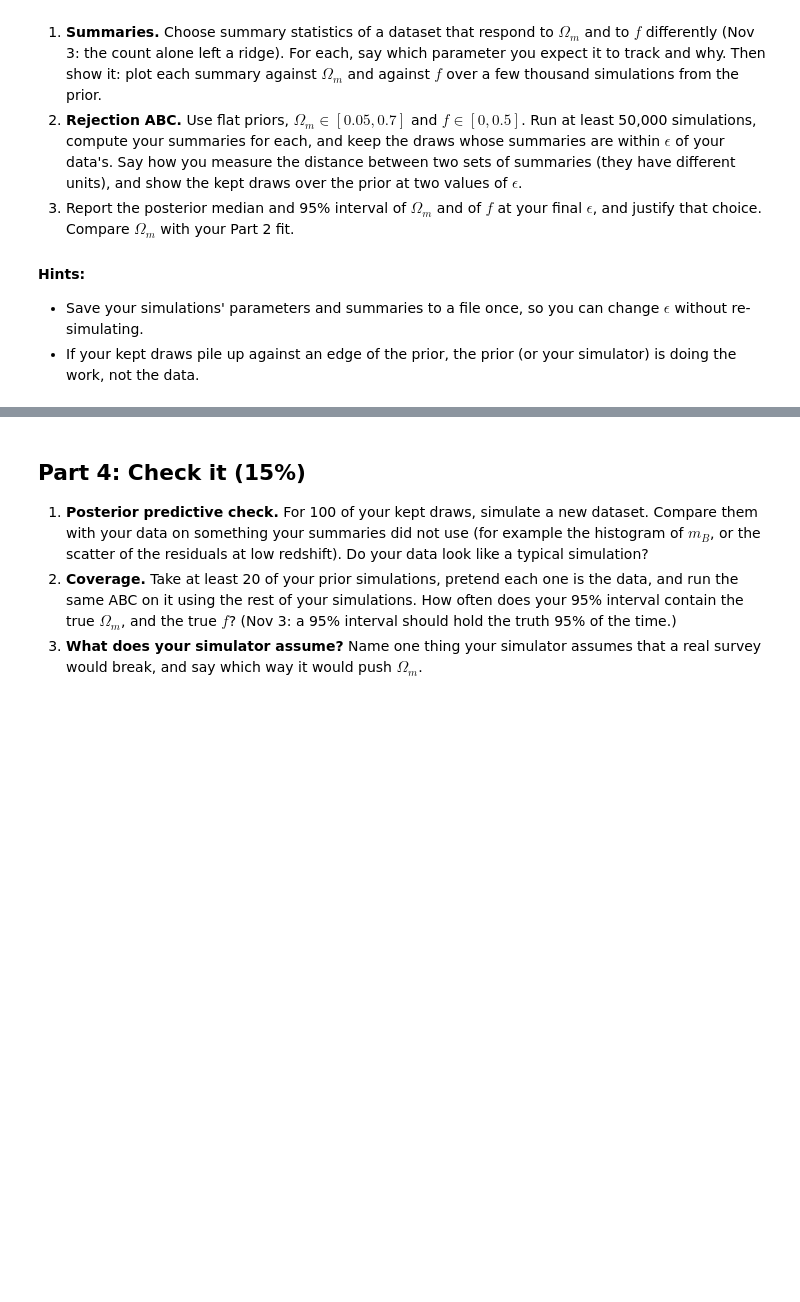
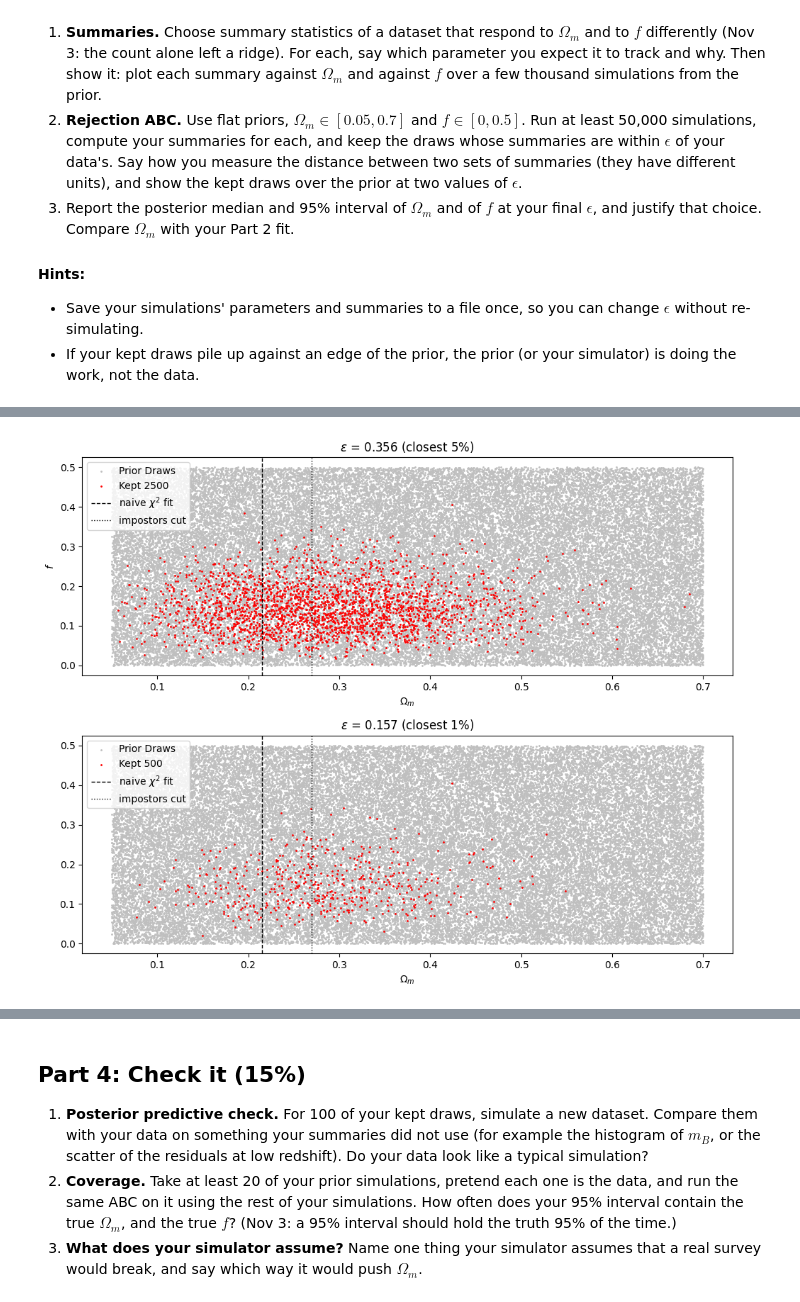
Before and after one commit to andrewtsteves/ast457_2026_Fall, a Jupyter notebook: submissions/asteves2/lab09.ipynb, the cells around one changed output, grey strips where cells are left out. Cells and saved outputs as stored; diff of their text form; code cells hidden in the pictures; blank space fills up the shorter version.

```diff
--- a/submissions/asteves2/lab09.ipynb
+++ b/submissions/asteves2/lab09.ipynb
@@ -229,0 +271,28 @@ I calculated $\Omega_m = 0.215 \pm 0.013$. In the Hubble diagram from part 1 it
+# %%
+summaries = pd.read_csv('Lab09_summaries.csv')
+
+Om, f, Om_obs, f_obs = summaries['Omega Summary'], summaries['f Summary'], summaries['Omega Observed'], summaries['f Observed']
+
+scale_Om, scale_f = np.std(Om), np.std(f)
+D = np.sqrt(((Om - Om_obs) / scale_Om)**2 + ((f - f_obs) / scale_f)**2)
+
+fig, ax = plt.subplots(nrows = 2, ncols = 1, figsize = (10, 8))
+
+for a, q in zip(ax, [0.05, 0.01]):
+    eps = np.quantile(D, q)
+    keep = D <= eps
+
+    a.scatter(Om_draw, f_draw, s = 1, c = '0.75', label = 'Prior Draws')
+    a.scatter(Om_draw[keep], f_draw[keep], s = 1, color = 'r', label = f'Kept {np.sum(keep)}')
+    a.axvline(0.215, color='k', ls='--', lw=1, label=r'naive $\chi^2$ fit')
+    a.axvline(0.270, color='k', ls=':',  lw=1, label='impostors cut')
+
+    a.set_title(f'$\\epsilon$ = {eps:.3f} (closest {q:.0%})')
+    a.set_xlabel(r'$\Omega_m$')
+
+ax[0].set_ylabel('$f$')
+ax[0].legend(); ax[1].legend()
+plt.tight_layout()
+plt.show()
+# %% [output]
+[figure, added]
```
Also changed, not shown: parts of 13 cells of this notebook, 1 other file.
